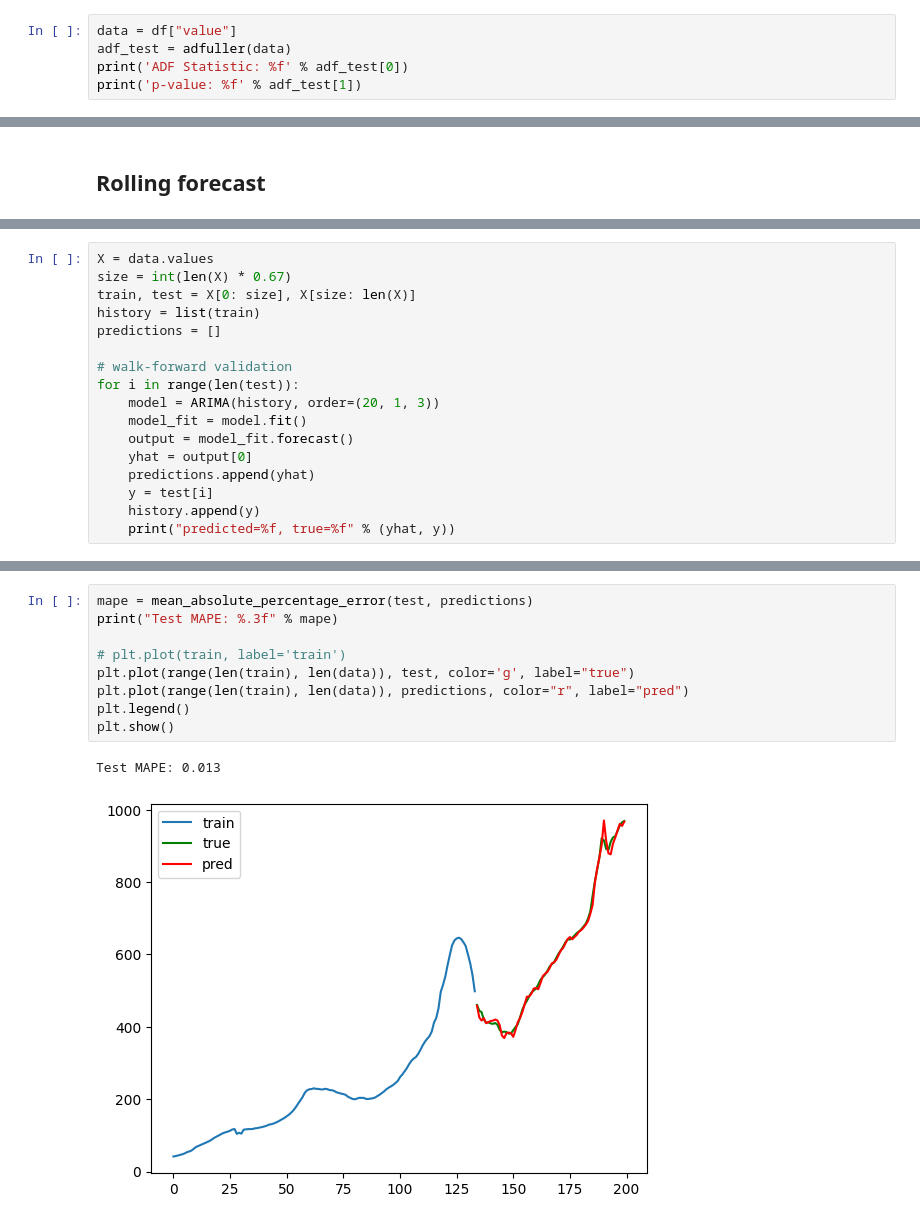
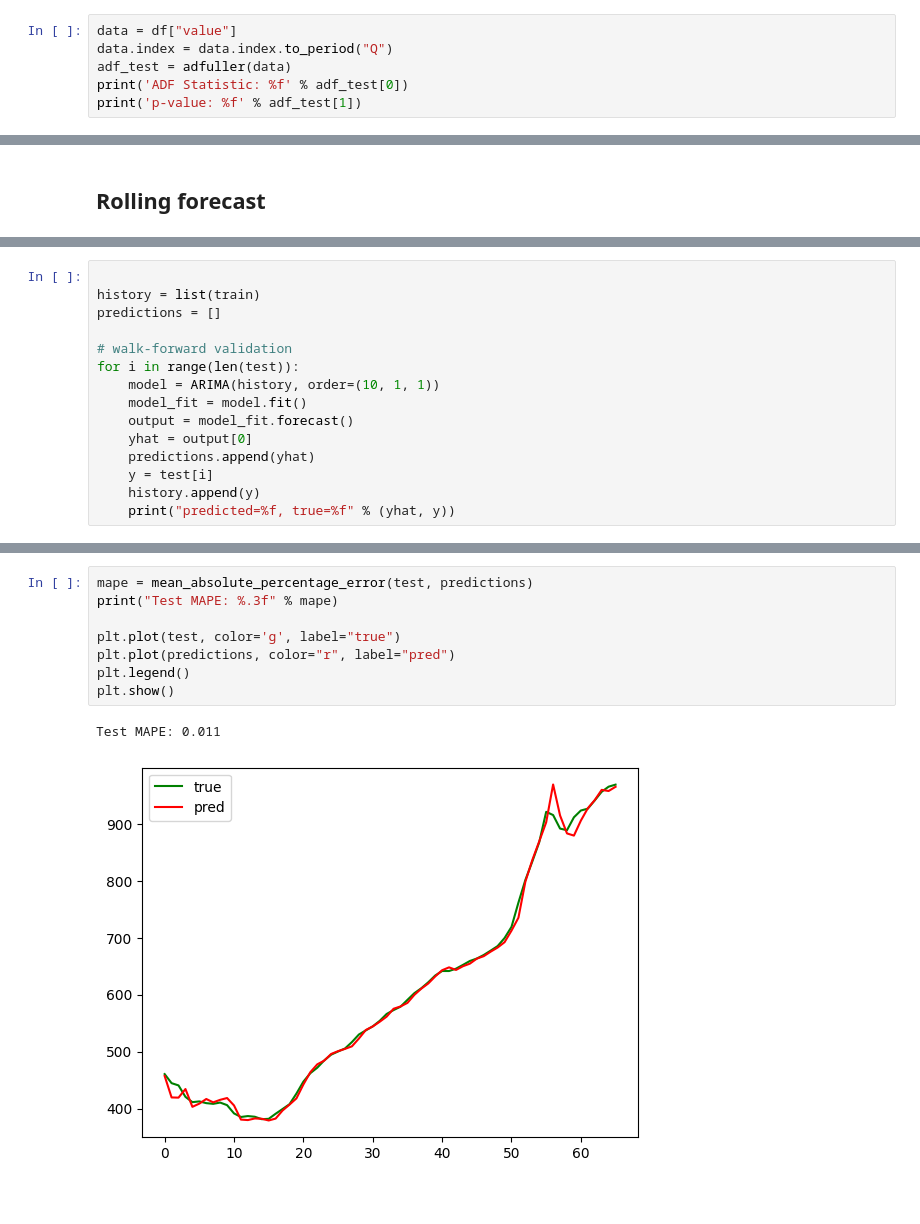
Before and after one commit to KrzysztofGG/EksploracjaDanych, a Jupyter notebook: SecondAnalysis/arima-analysis.ipynb, the cells around one changed output, grey strips where cells are left out. Saved outputs shown, nothing was run; the diff lists cells and outputs as text.

Commit message:
arima 2

```diff
--- a/SecondAnalysis/arima-analysis.ipynb
+++ b/SecondAnalysis/arima-analysis.ipynb
@@ -36,6 +36,7 @@ df.head()
 | 1976-01-01 | 47.820000 |
 # %%
 data = df["value"]
+data.index = data.index.to_period("Q")
 adf_test = adfuller(data)
 print('ADF Statistic: %f' % adf_test[0])
 print('p-value: %f' % adf_test[1])
@@ -101,13 +106,11 @@ max     41.689999
 # %%
-X = data.values
-size = int(len(X) * 0.67)
-train, test = X[0: size], X[size: len(X)]
+
 history = list(train)
 predictions = []
 
 # walk-forward validation
 for i in range(len(test)):
-    model = ARIMA(history, order=(20, 1, 3))
+    model = ARIMA(history, order=(10, 1, 1))
     model_fit = model.fit()
     output = model_fit.forecast()
     yhat = output[0]
@@ -132,12 +139,11 @@ predicted=375.858142, true=385.170013
 # %%
 mape = mean_absolute_percentage_error(test, predictions)
 print("Test MAPE: %.3f" % mape)
 
-# plt.plot(train, label='train')
-plt.plot(range(len(train), len(data)), test, color='g', label="true")
-plt.plot(range(len(train), len(data)), predictions, color="r", label="pred")
+plt.plot(test, color='g', label="true")
+plt.plot(predictions, color="r", label="pred")
 plt.legend()
 plt.show()
 # %% [output]
-Test MAPE: 0.013
+Test MAPE: 0.011
-[figure, old version]
+[figure, new version]
```
Also changed, not shown: parts of 10 cells of this notebook.
